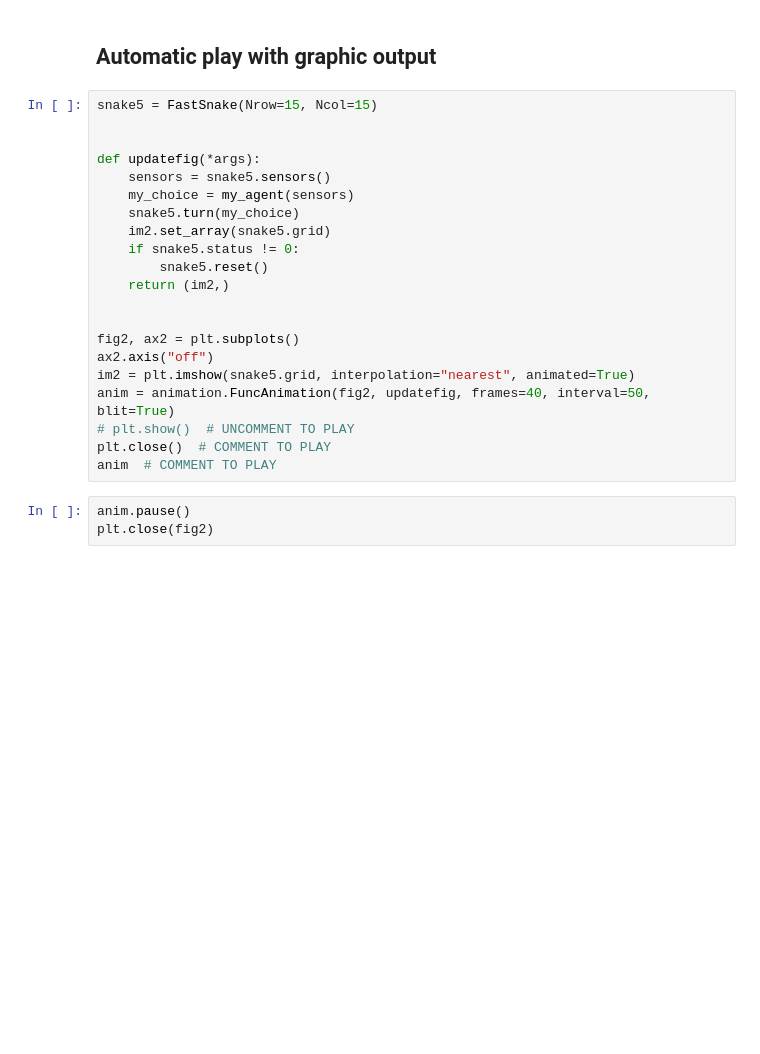
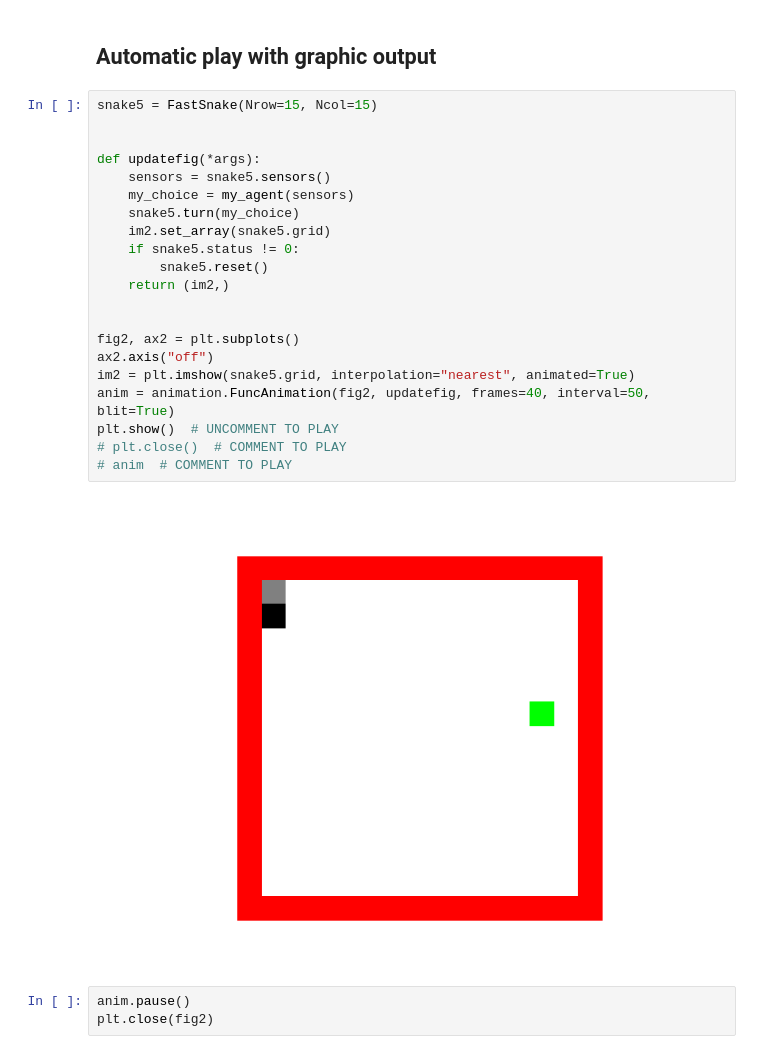
Before and after one commit to symmeHub/positron, a Jupyter notebook: book/machine_learning/exercises/tutorials/genetic_snake.ipynb, the cells around one changed output. Cells and saved outputs as stored; diff of their text form; blank space fills up the shorter version.

```diff
--- a/book/machine_learning/exercises/tutorials/genetic_snake.ipynb
+++ b/book/machine_learning/exercises/tutorials/genetic_snake.ipynb
@@ -82,24 +87,26 @@ my_choice
 # %%
 snake5 = FastSnake(Nrow=15, Ncol=15)
 
 
 def updatefig(*args):
     sensors = snake5.sensors()
     my_choice = my_agent(sensors)
     snake5.turn(my_choice)
     im2.set_array(snake5.grid)
     if snake5.status != 0:
         snake5.reset()
     return (im2,)
 
 
 fig2, ax2 = plt.subplots()
 ax2.axis("off")
 im2 = plt.imshow(snake5.grid, interpolation="nearest", animated=True)
 anim = animation.FuncAnimation(fig2, updatefig, frames=40, interval=50, blit=True)
-# plt.show()  # UNCOMMENT TO PLAY
-plt.close()  # COMMENT TO PLAY
-anim  # COMMENT TO PLAY
+plt.show()  # UNCOMMENT TO PLAY
+# plt.close()  # COMMENT TO PLAY
+# anim  # COMMENT TO PLAY
+# %% [output]
+[figure, added]
 # %%
 anim.pause()
 plt.close(fig2)
```
Also changed, not shown: parts of 6 cells of this notebook, 3 other files.
